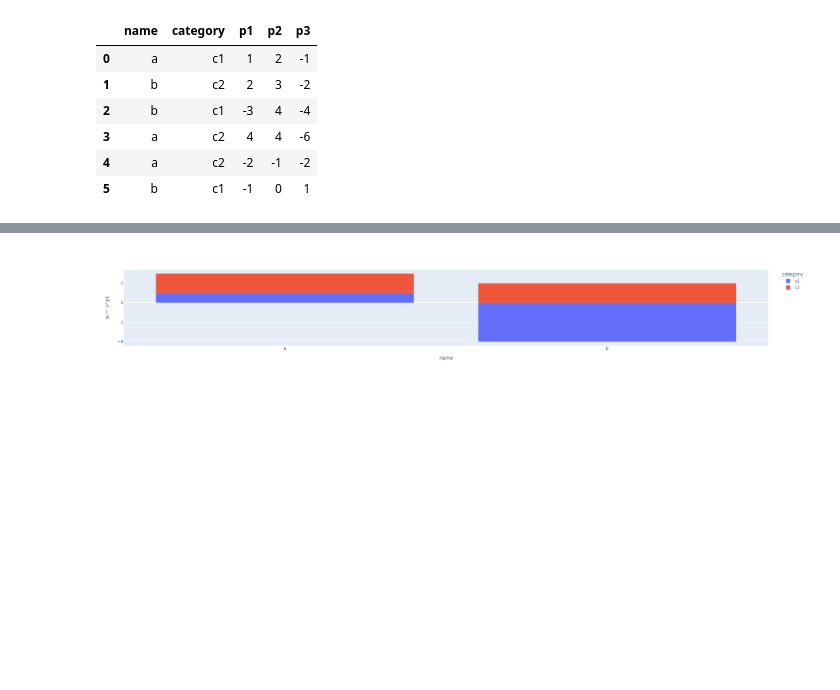
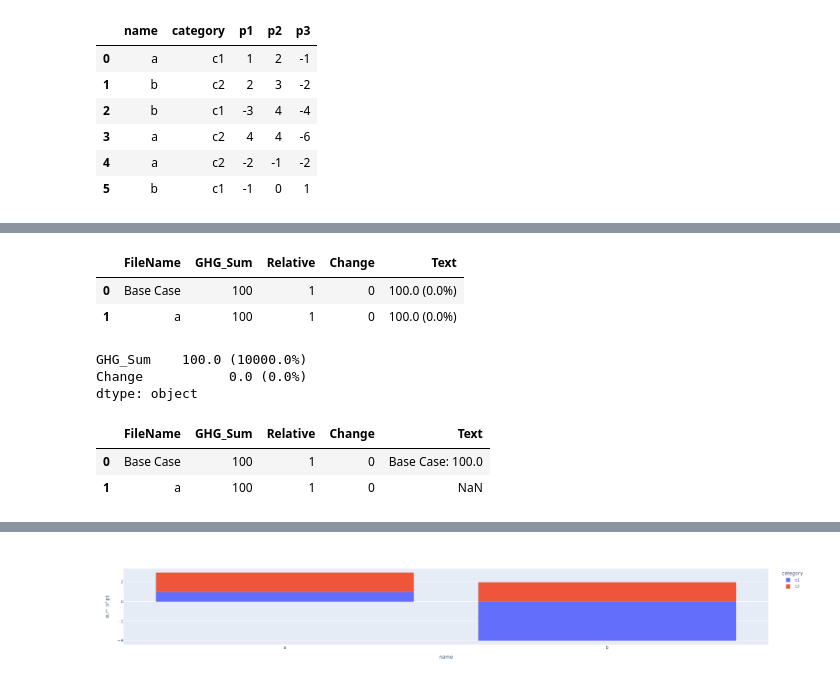
Before and after one commit to olw0905/Interactive-SCSA_Dash, a Jupyter notebook: Untitled1.ipynb, the cells around one changed output, grey strips where cells are left out. Saved outputs shown, nothing was run; the diff lists cells and outputs as text; code cells hidden in the pictures; blank space fills up the shorter version.

```diff
--- a/Untitled1.ipynb
+++ b/Untitled1.ipynb
@@ -15,0 +26,24 @@ df
+# %%
+df2 = pd.DataFrame({
+    'FileName': ['Base Case', 'a'],
+    'GHG_Sum': [100, 100],
+    'Relative': [1, 1],
+    'Change': [0, 0],
+})
+tab='GHG'
+df2["Text"] = df2[[tab + "_Sum", "Change"]].apply(
+            lambda t: f"{t[0]:.1f} ({t[1]:.1%})", axis=1
+        )
+df2
+# %% [output]
+|  | FileName | GHG_Sum | Relative | Change | Text |
+| 0 | Base Case | 100 | 1 | 0 | 100.0 (0.0%) |
+| 1 | a | 100 | 1 | 0 | 100.0 (0.0%) |
+# %%
+df2[[tab + "_Sum", "Change"]].apply(
+            lambda t: f"{t[0]:.1f} ({t[1]:.1%})"
+        )
+# %% [output]
+GHG_Sum    100.0 (10000.0%)
+Change           0.0 (0.0%)
+dtype: object
@@ -16,3 +52,9 @@ df
+# %%
+df2
+# %% [output]
+|  | FileName | GHG_Sum | Relative | Change | Text |
+| 0 | Base Case | 100 | 1 | 0 | Base Case: 100.0 |
+| 1 | a | 100 | 1 | 0 | NaN |
 # %%
 px.bar(
             df,
```
Also changed, not shown: parts of 3 cells of this notebook, 3 other files.
